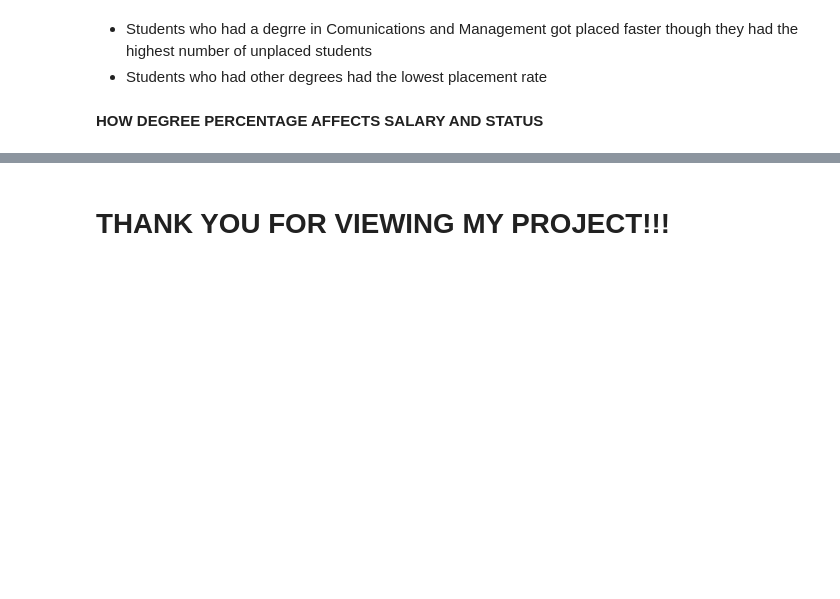
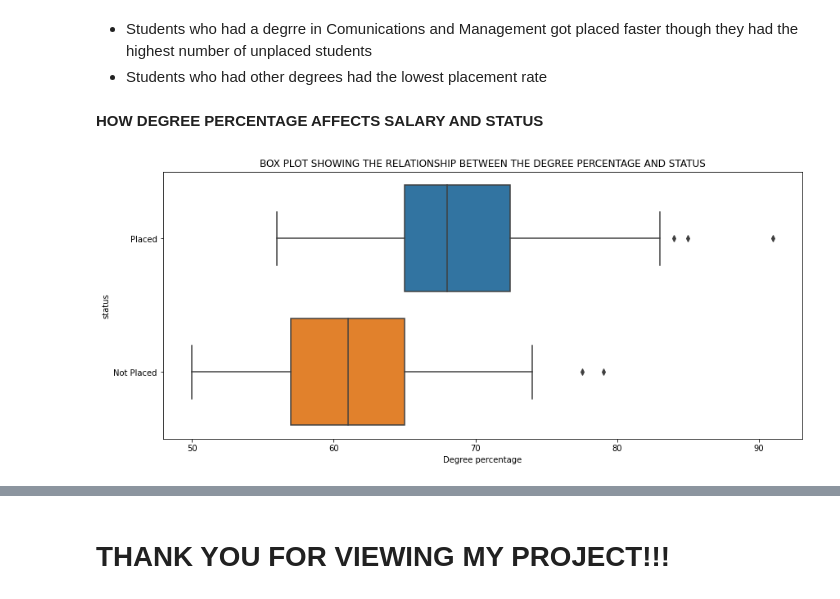
Before and after one commit to devchoplife/Campus-placement, a Jupyter notebook: school_placement.ipynb, the cells around one changed output, grey strips where cells are left out. Saved outputs shown, nothing was run; the diff lists cells and outputs as text; code cells hidden in the pictures; blank space fills up the shorter version.

```diff
--- a/school_placement.ipynb
+++ b/school_placement.ipynb
@@ -417,3 +417,11 @@ plt.show()
 * Students who had other degrees had the lowest placement rate
 # %% [markdown]
 **HOW DEGREE PERCENTAGE AFFECTS SALARY AND STATUS**
+# %%
+plt.figure(figsize = (14, 6))
+sns.boxplot('degree_p', 'status', data = pment)
+plt.title("BOX PLOT SHOWING THE RELATIONSHIP BETWEEN THE DEGREE PERCENTAGE AND STATUS")
+plt.xlabel('Degree percentage')
+plt.show()
+# %% [output]
+[figure, added]
```
Also changed, not shown: parts of 6 cells of this notebook.
